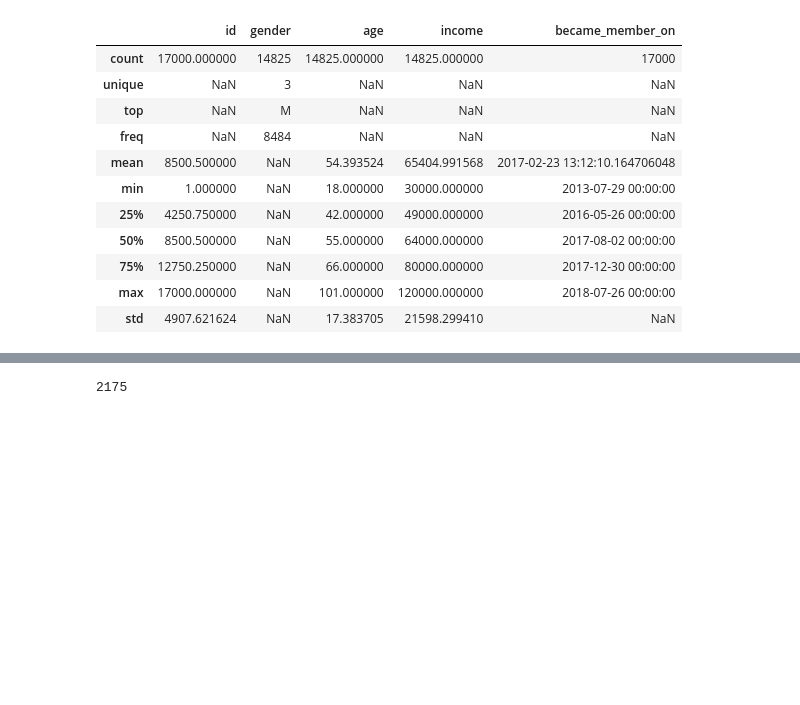
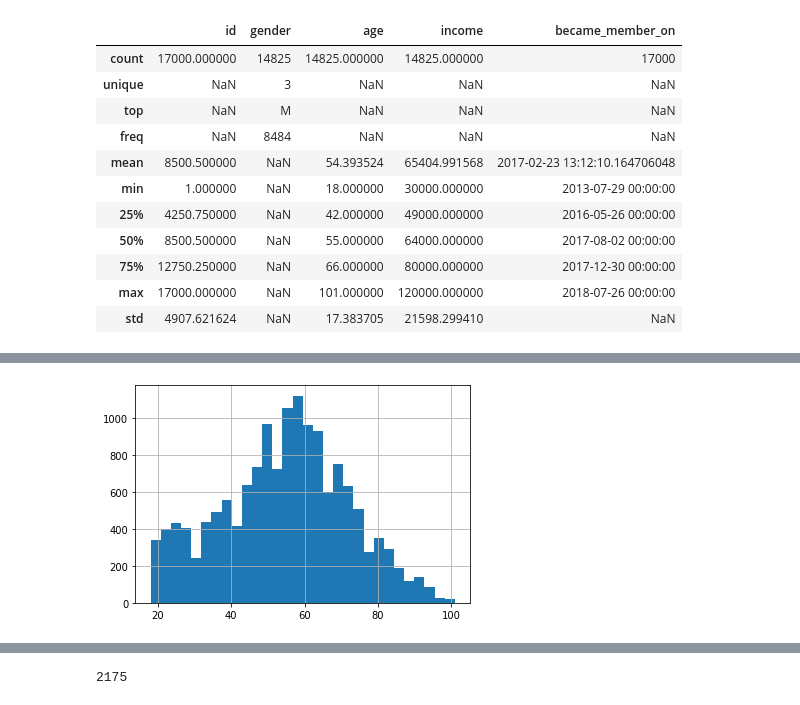
Before and after one commit to netxph/sb-capstone, a Jupyter notebook: notebooks/02 - Exploratory Data Analysis.ipynb, the cells around one changed output, grey strips where cells are left out. Drawn from its saved outputs; the diff is of its cells as text; code cells hidden in the pictures; blank space fills up the shorter version.

```diff
--- a/notebooks/01 - Exploratory Data Analysis.ipynb
+++ b/notebooks/02 - Exploratory Data Analysis.ipynb
@@ -210,0 +216,4 @@ Name: gender, dtype: int64
+# %%
+profile.age.hist(bins=30);
+# %% [output]
+[figure, added]
```
Also changed, not shown: parts of 10 cells of this notebook.
